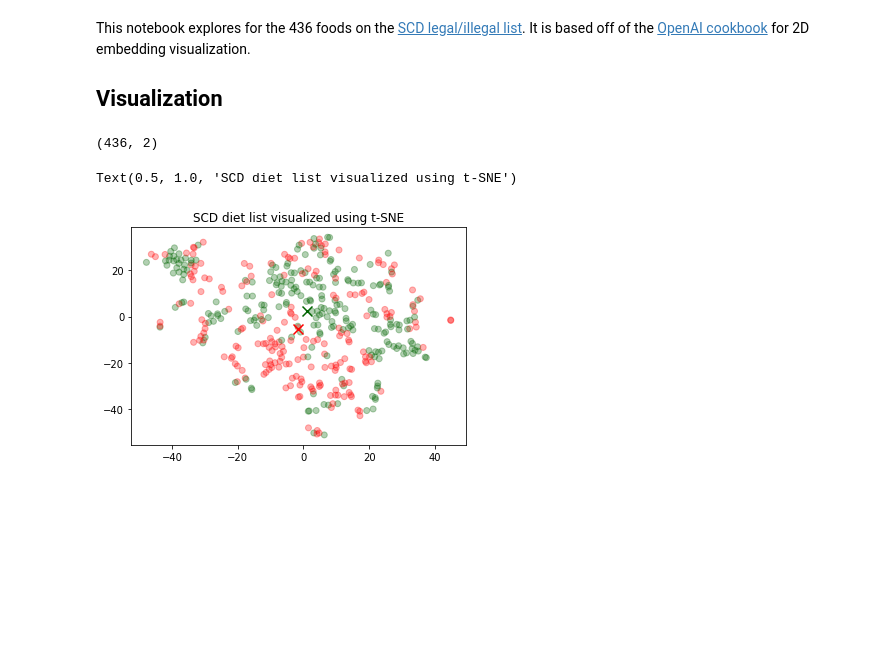
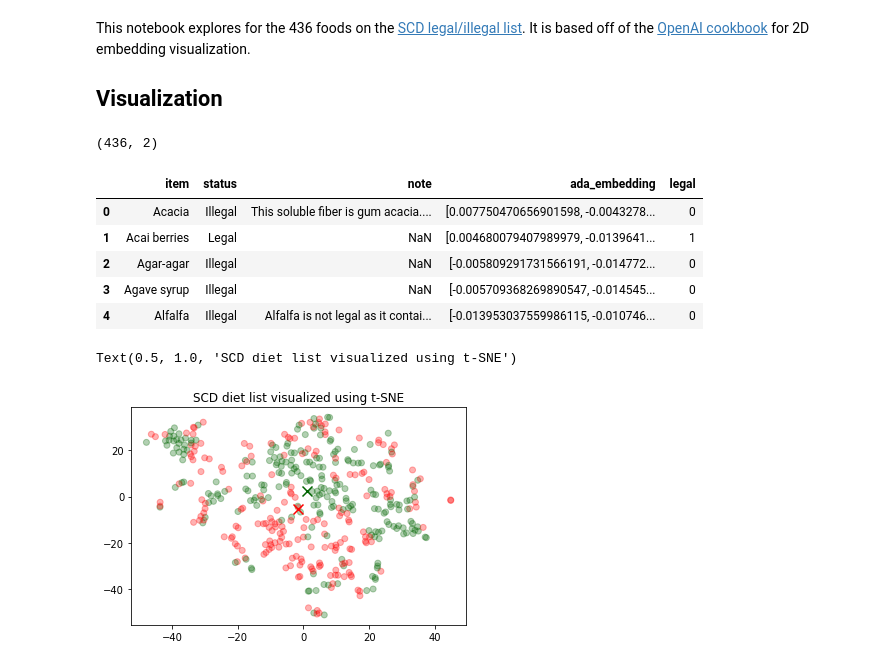
Before and after one commit to joseph-mcallister/scd, a Jupyter notebook: embeddings_exploration.ipynb, the cells around one changed output. Saved outputs shown, nothing was run; the diff lists cells and outputs as text; code cells hidden in the pictures; blank space fills up the shorter version.

```diff
--- a/embeddings_exploration.ipynb
+++ b/embeddings_exploration.ipynb
@@ -23,6 +23,15 @@ vis_dims = tsne.fit_transform(matrix)
 vis_dims.shape
 # %% [output]
 (436, 2)
+# %%
+df.head()
+# %% [output]
+|  | item | status | note | ada_embedding | legal |
+| 0 | Acacia | Illegal | This soluble fiber is gum acacia.... | [0.007750470656901598, -0.0043278... | 0 |
+| 1 | Acai berries | Legal | NaN | [0.004680079407989979, -0.0139641... | 1 |
+| 2 | Agar-agar | Illegal | NaN | [-0.005809291731566191, -0.014772... | 0 |
+| 3 | Agave syrup | Illegal | NaN | [-0.005709368269890547, -0.014545... | 0 |
+| 4 | Alfalfa | Illegal | Alfalfa is not legal as it contai... | [-0.013953037559986115, -0.010746... | 0 |
 # %%
 import matplotlib.pyplot as plt
 import matplotlib
```
Also changed, not shown: parts of 6 cells of this notebook.
